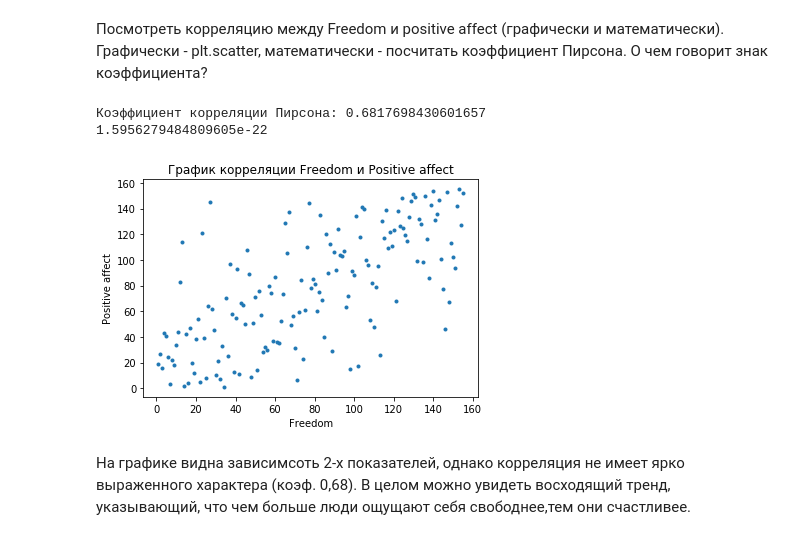
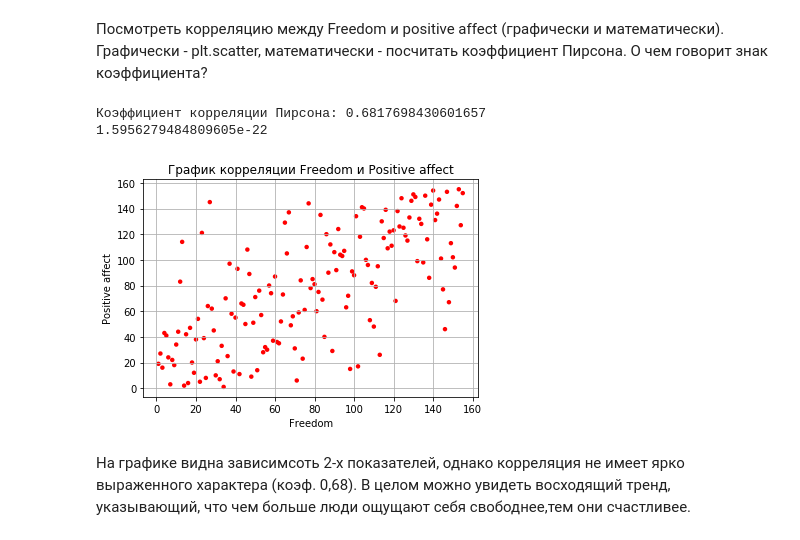
Before and after one commit to DmitryTrufanov/pyda-10-hw-18, a Jupyter notebook: homework-3.ipynb, the cells around one changed output. Cells and saved outputs as stored; diff of their text form; code cells hidden in the pictures.

```diff
--- a/homework-3.ipynb
+++ b/homework-3.ipynb
@@ -147,19 +155,16 @@ print('Размах: ',max(df1['Freedom']) - min(df1['Freedom']))
 Моду найти нельзя, т.к. в столбце 'Freedom' только уникальные значения, т.е. ни одно значение не встречается более 1 раза.
 # %% [markdown]
 Посмотреть корреляцию между Freedom и positive affect (графически и математически). Графически - plt.scatter, математически - посчитать коэффициент Пирсона. О чем говорит знак коэффициента?
-# %%
-corr, p_value = pearsonr(df1['Freedom'], df1['Positive affect'])
-plt.scatter(df1['Freedom'], df1['Positive affect'], marker='.')
-plt.xlabel('Freedom')
-plt.ylabel('Positive affect')
-plt.title('График корреляции Freedom и Positive affect')
-print('Коэффициент корреляции Пирсона:', corr)
-
-print(p_value)
-# %% [output]
-Коэффициент корреляции Пирсона: 0.6817698430601657
-1.5956279484809605e-22
-[figure, removed]
+# %%
+df1.plot.scatter(x = 'Freedom', y = 'Positive affect', c='red', edgecolors='none', grid=True, title='График корреляции Freedom и Positive affect')
+
+corr, p_value = pearsonr(df1['Freedom'], df1['Positive affect'])
+print('Коэффициент корреляции Пирсона:', corr)
+print(p_value)
+# %% [output]
+Коэффициент корреляции Пирсона: 0.6817698430601657
+1.5956279484809605e-22
+[figure, added]
 # %% [markdown]
 На графике видна зависимсоть 2-х показателей, однако корреляция не имеет ярко выраженного характера (коэф. 0,68).
 В целом можно увидеть восходящий тренд, указывающий, что чем больше люди ощущают себя свободнее,тем они счастливее.
```
Also changed, not shown: parts of 11 cells of this notebook.
